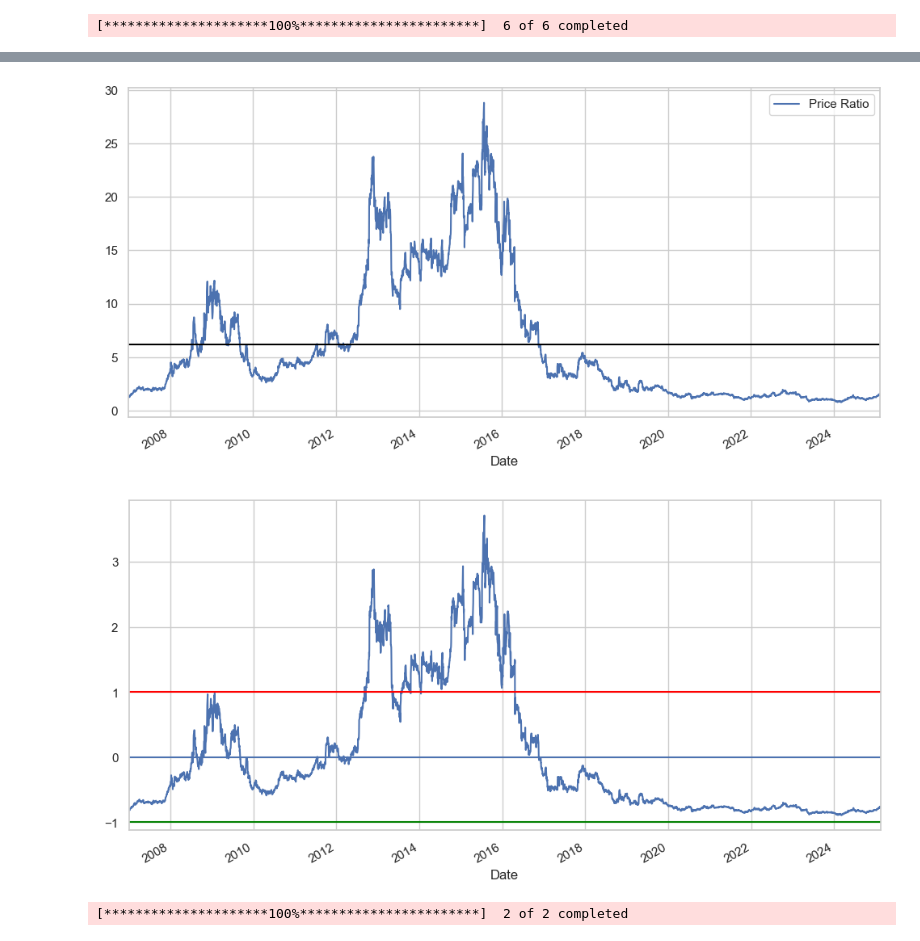
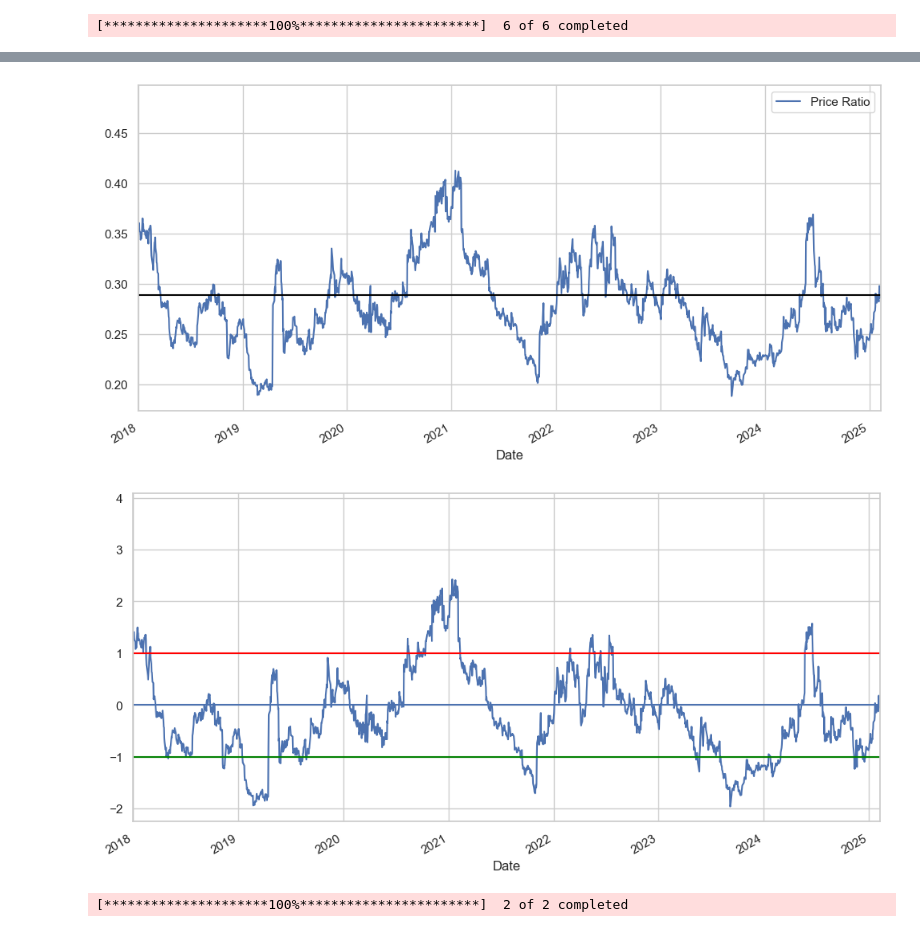
Before and after one commit to KidQuant/FA542-Project, a Jupyter notebook: contin.ipynb, the cells around one changed output, grey strips where cells are left out. Drawn from its saved outputs; the diff is of its cells as text; code cells hidden in the pictures.

```diff
--- a/contin.ipynb
+++ b/contin.ipynb
@@ -30,7 +30,7 @@ def find_cointegrated_pairs(data):
     return score_matrix, pvalue_matrix, pairs
 # %%
 
-start = datetime.datetime(2007, 1, 1)
+start = datetime.datetime(2017, 1, 1)
 end = datetime.datetime(2025,2,10)
 
 tickers = ['AAPL', 'NVDA', 'MSFT', 'QCOM', 'AMD', 'INTU']
@@ -51,7 +51,7 @@ print(pairs)
 # %%
 
 S1 = df['QCOM']
-S2 = df['AMD']
+S2 = df['INTU']
 
 score, pvalue, _ = coint(S1, S2)
 pvalue
@@ -90,23 +75,23 @@ plt.legend(['Spread']);
 ratio = S1/S2
 ratio.plot(figsize=(12,6))
 plt.axhline(ratio.mean(), color='black')
-plt.xlim('2007-01-01', '2025-02-10')
+plt.xlim('2018-01-01', '2025-02-10')
 plt.legend(['Price Ratio']);
 # %% [output]
-[figure, old version]
+[figure, new version]
 # %%
 def zscore(series):
     return (series - series.mean()) / np.std(series)
 
 
 zscore(ratio).plot(figsize=(12,6))
 plt.axhline(zscore(ratio).mean())
 plt.axhline(1.0, color='red')
 plt.axhline(-1.0, color='green')
-plt.xlim('2007-01-01', '2025-02-10')
+plt.xlim('2018-01-01', '2025-02-10')
 plt.show()
 # %% [output]
-[figure, old version]
+[figure, new version]
 # %%
 tickers = ["QCOM", "AMD"]
 raw = yf.download(tickers, start="2007-01-01", end="2025-02-10")["Close"]
```
Also changed, not shown: parts of 4 cells of this notebook, 19 other files.
